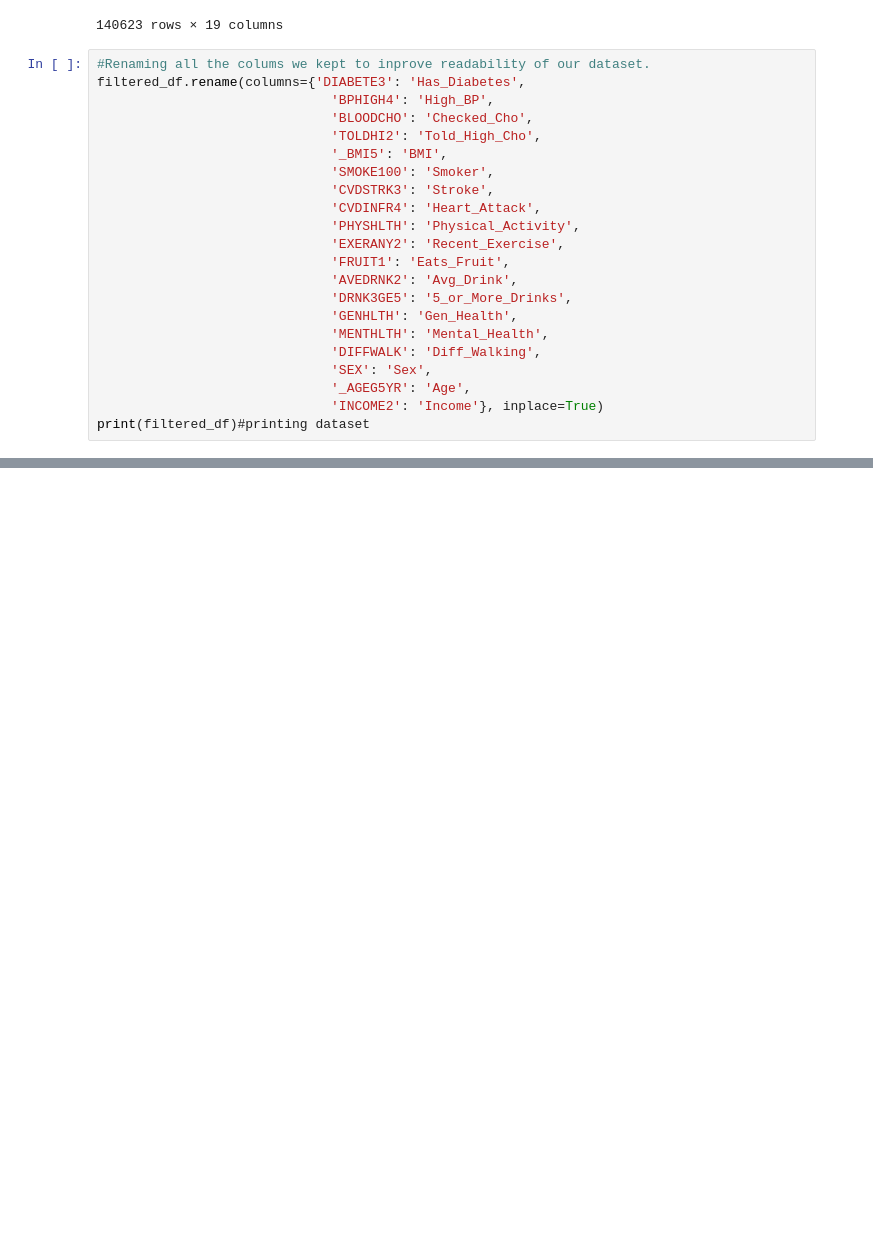
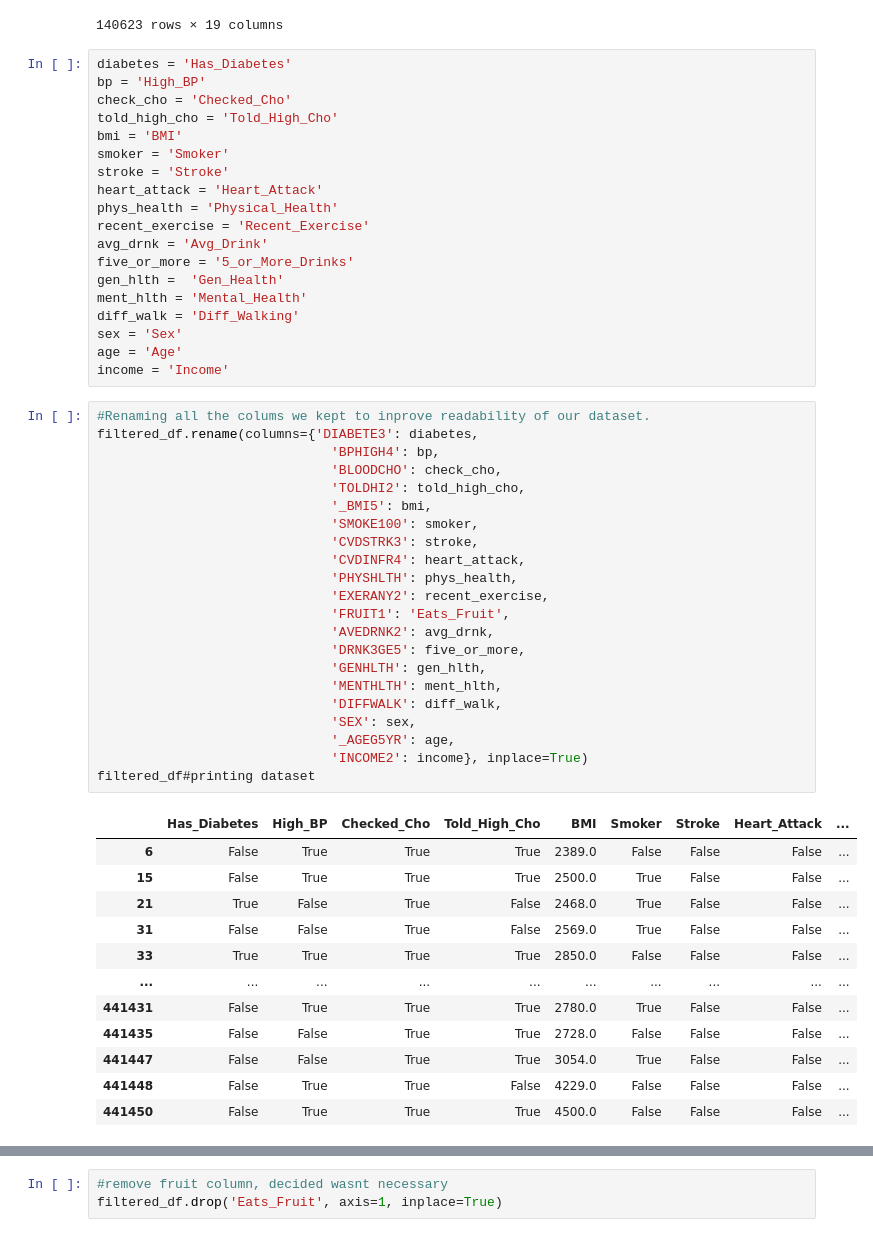
Before and after one commit to eddiephelanfortyfive/EPIC3, a Jupyter notebook: DataCleaning.ipynb, the cells around one changed output, grey strips where cells are left out. Drawn from its saved outputs; the diff is of its cells as text; blank space fills up the shorter version.

```diff
--- a/DataCleaning.ipynb
+++ b/DataCleaning.ipynb
@@ -92,26 +92,57 @@ filtered_df
 | 441448 | 3.0 | 1.0 | 1.0 | 2.0 | 4229.0 | 2.0 | 2.0 | 2.0 | 4.0 | 1.0 | ... |
 | 441450 | 3.0 | 1.0 | 1.0 | 1.0 | 4500.0 | 2.0 | 2.0 | 2.0 | 5.0 | 2.0 | ... |
 140623 rows × 19 columns
+# %%
+diabetes = 'Has_Diabetes'
+bp = 'High_BP'
+check_cho = 'Checked_Cho'
+told_high_cho = 'Told_High_Cho'
+bmi = 'BMI'
+smoker = 'Smoker'
+stroke = 'Stroke'
+heart_attack = 'Heart_Attack'
+phys_health = 'Physical_Health'
+recent_exercise = 'Recent_Exercise'
+avg_drnk = 'Avg_Drink'
+five_or_more = '5_or_More_Drinks'
+gen_hlth =  'Gen_Health'
+ment_hlth = 'Mental_Health'
+diff_walk = 'Diff_Walking'
+sex = 'Sex'
+age = 'Age'
+income = 'Income'
 # %%
 #Renaming all the colums we kept to inprove readability of our dataset.
-filtered_df.rename(columns={'DIABETE3': 'Has_Diabetes',
-                              'BPHIGH4': 'High_BP',
-                              'BLOODCHO': 'Checked_Cho',
-                              'TOLDHI2': 'Told_High_Cho',
-                              '_BMI5': 'BMI',
-                              'SMOKE100': 'Smoker',
-                              'CVDSTRK3': 'Stroke',
-                              'CVDINFR4': 'Heart_Attack',
-                              'PHYSHLTH': 'Physical_Activity',
-                              'EXERANY2': 'Recent_Exercise',
+filtered_df.rename(columns={'DIABETE3': diabetes,
+                              'BPHIGH4': bp,
+                              'BLOODCHO': check_cho,
+                              'TOLDHI2': told_high_cho,
+                              '_BMI5': bmi,
+                              'SMOKE100': smoker,
+                              'CVDSTRK3': stroke,
+                              'CVDINFR4': heart_attack,
+                              'PHYSHLTH': phys_health,
+                              'EXERANY2': recent_exercise,
                               'FRUIT1': 'Eats_Fruit',
-                              'AVEDRNK2': 'Avg_Drink',
-                              'DRNK3GE5': '5_or_More_Drinks',
-                              'GENHLTH': 'Gen_Health',
-                              'MENTHLTH': 'Mental_Health',
-                              'DIFFWALK': 'Diff_Walking',
-                              'SEX': 'Sex',
-                              '_AGEG5YR': 'Age',
-                              'INCOME2': 'Income'}, inplace=True)
-print(filtered_df)#printing dataset
+                              'AVEDRNK2': avg_drnk,
+                              'DRNK3GE5': five_or_more,
+                              'GENHLTH': gen_hlth,
+                              'MENTHLTH': ment_hlth,
+                              'DIFFWALK': diff_walk,
+                              'SEX': sex,
+                              '_AGEG5YR': age,
+                              'INCOME2': income}, inplace=True)
+filtered_df#printing dataset
 # %% [output]
+|  | Has_Diabetes | High_BP | Checked_Cho | Told_High_Cho | BMI | Smoker | Stroke | Heart_Attack | ... |
+| 6 | False | True | True | True | 2389.0 | False | False | False | ... |
+| 15 | False | True | True | True | 2500.0 | True | False | False | ... |
+| 21 | True | False | True | False | 2468.0 | True | False | False | ... |
+| 31 | False | False | True | False | 2569.0 | True | False | False | ... |
+| 33 | True | True | True | True | 2850.0 | False | False | False | ... |
+| ... | ... | ... | ... | ... | ... | ... | ... | ... | ... |
+| 441431 | False | True | True | True | 2780.0 | True | False | False | ... |
+| 441435 | False | False | True | True | 2728.0 | False | False | False | ... |
+| 441447 | False | False | True | True | 3054.0 | True | False | False | ... |
+| 441448 | False | True | True | False | 4229.0 | False | False | False | ... |
+| 441450 | False | True | True | True | 4500.0 | False | False | False | ... |
@@ -134,0 +150,3 @@ print(filtered_df)#printing dataset
+# %%
+#remove fruit column, decided wasnt necessary
+filtered_df.drop('Eats_Fruit', axis=1, inplace=True)
```
Also changed, not shown: parts of 7 cells of this notebook.
